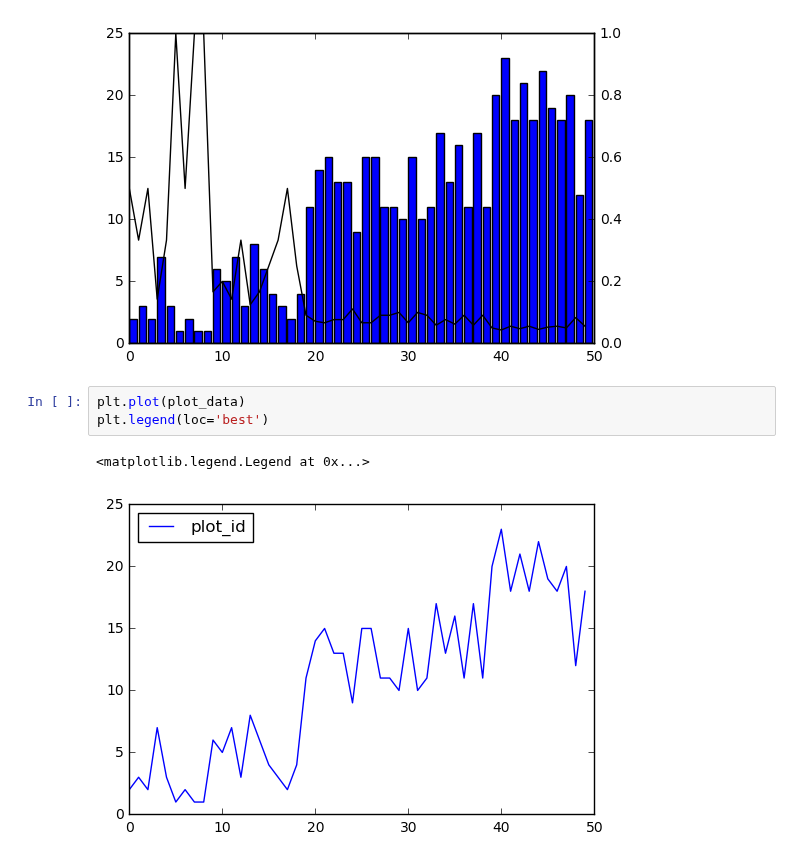
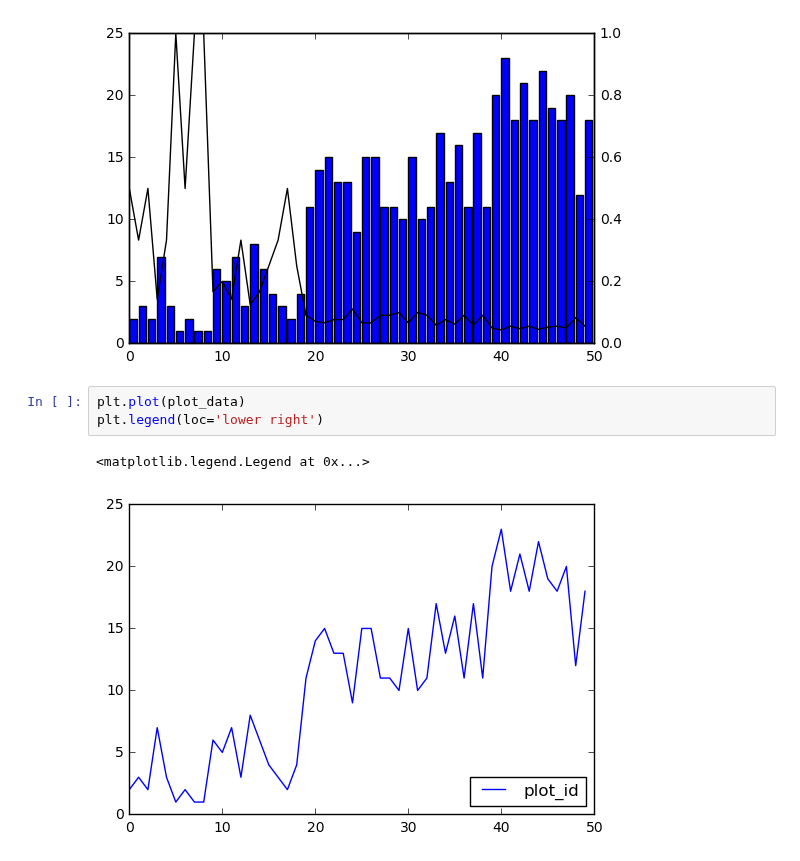
Before and after one commit to calculquebec/cq-formation-analyse-visualisation-python, a Jupyter notebook: Analyse et visualisation de donnees avec Python - Big Data 2016.ipynb, the cells around one changed output. Drawn from its saved outputs; the diff is of its cells as text.

```diff
--- a/Analyse et visualisation de donnees avec Python - Big Data 2016.ipynb
+++ b/Analyse et visualisation de donnees avec Python - Big Data 2016.ipynb
@@ -790,7 +791,7 @@ plt.plot(1/plot_data, color='k')
 [figure]
 # %%
 plt.plot(plot_data)
-plt.legend(loc='best')
+plt.legend(loc='lower right')
 # %% [output]
 <matplotlib.legend.Legend at 0x...>
-[figure, old version]
+[figure, new version]
```
Also changed, not shown: parts of 2 cells of this notebook.
